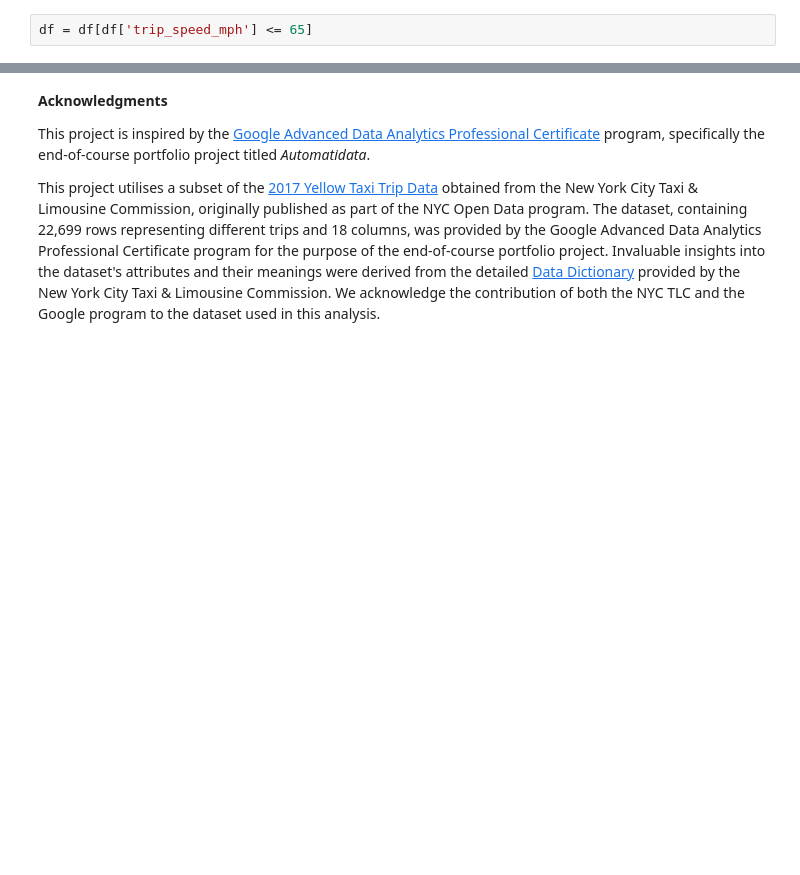
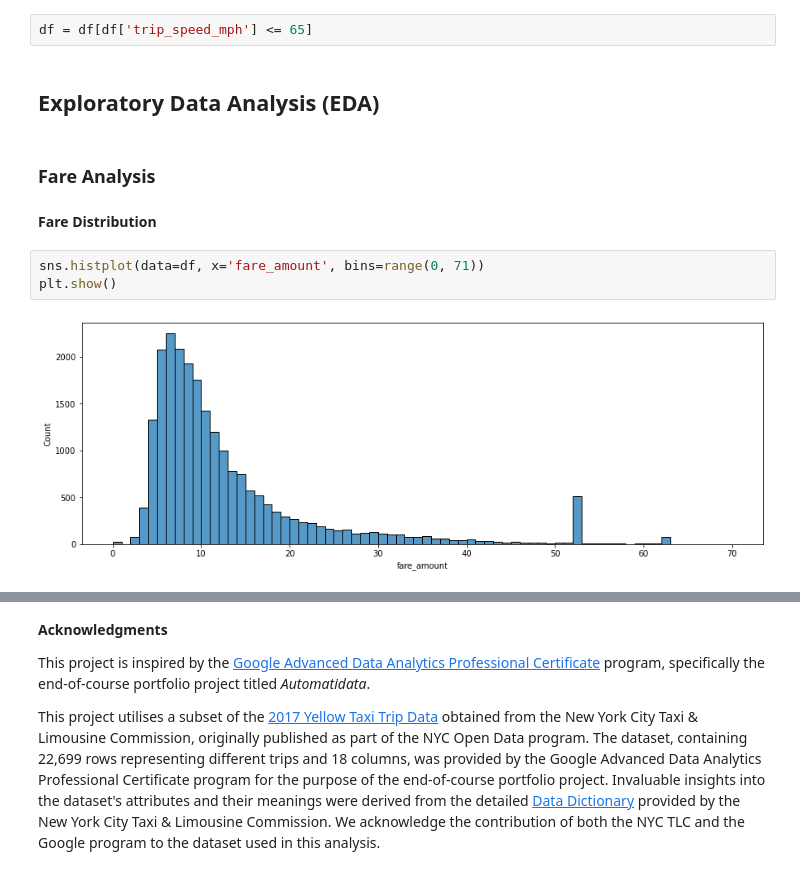
Before and after one commit to sssunri/farecast_NYC-TLC_estimation, a Jupyter notebook: fare_estimation.ipynb, the cells around one changed output, grey strips where cells are left out. Saved outputs shown, nothing was run; the diff lists cells and outputs as text; blank space fills up the shorter version.

Commit message:
add exploratory data analysis

```diff
--- a/fare_estimation.ipynb
+++ b/fare_estimation.ipynb
@@ -621,3 +621,14 @@ df[df['trip_speed_mph'] > 65]
 Based on my [research](https://ekjlaw.com/speed-limits-in-new-york-how-much-over-the-speed-limit-is-too-much/#:~:text=Residential%20Areas%3A%20Usually%2030%20MPH,30%20MPH%20in%20most%20cases.), the maximum speed limit for vehicles in New York City is set at 65 MPH. Upon visual inspection of the boxplot depicting trip speeds, it became evident that there are several instances where the recorded speeds surpass this established limit. Upon further scrutiny, it was observed that these high-speed trips typically span within a very short duration, approximately 2 minutes. Given that these entries deviate significantly from the expected norms and may indicate errors or anomalies in the data, a decision has been made to remove these specific entries from our dataset.
 # %%
 df = df[df['trip_speed_mph'] <= 65]
+# %% [markdown]
+## Exploratory Data Analysis (EDA)
+# %% [markdown]
+### Fare Analysis
+# %% [markdown]
+**Fare Distribution**
+# %%
+sns.histplot(data=df, x='fare_amount', bins=range(0, 71))
+plt.show()
+# %% [output]
+[figure, added]
```
Also changed, not shown: parts of 45 cells of this notebook.
